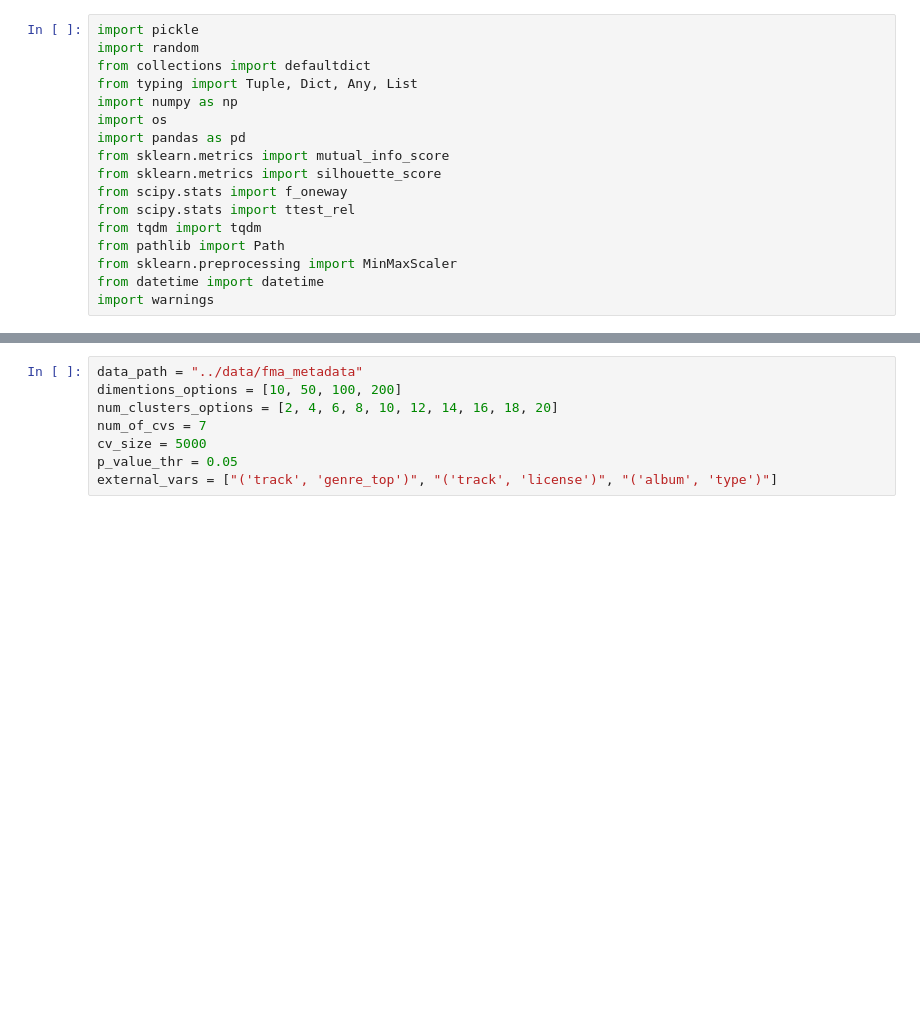
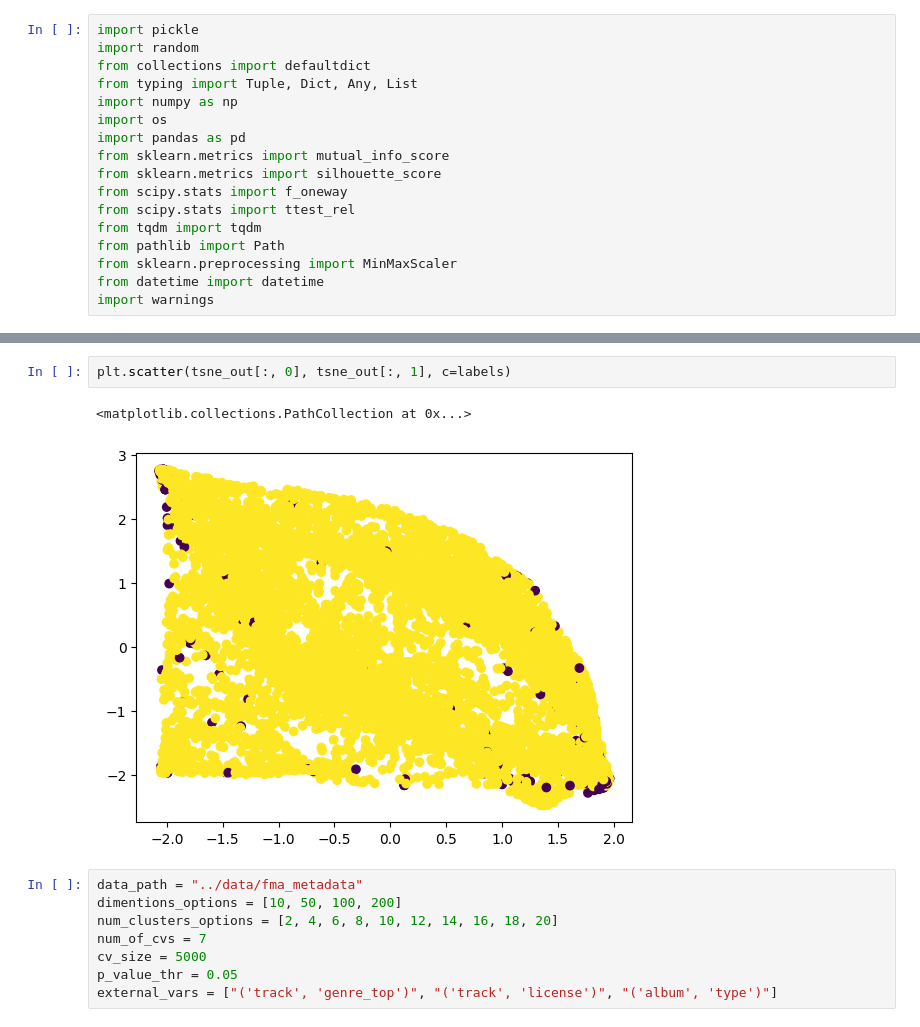
Before and after one commit to YD5463/unsupervised-learning-project, a Jupyter notebook: notebooks/static_data.ipynb, the cells around one changed output, grey strips where cells are left out. Drawn from its saved outputs; the diff is of its cells as text; blank space fills up the shorter version.

```diff
--- a/notebooks/static_data.ipynb
+++ b/notebooks/static_data.ipynb
@@ -20,3 +119,8 @@ import warnings
+# %%
+plt.scatter(tsne_out[:, 0], tsne_out[:, 1], c=labels)
+# %% [output]
+<matplotlib.collections.PathCollection at 0x...>
+[figure, added]
 # %%
 data_path = "../data/fma_metadata"
 dimentions_options = [10, 50, 100, 200]
```
Also changed, not shown: parts of 13 cells of this notebook, 19 other files.
